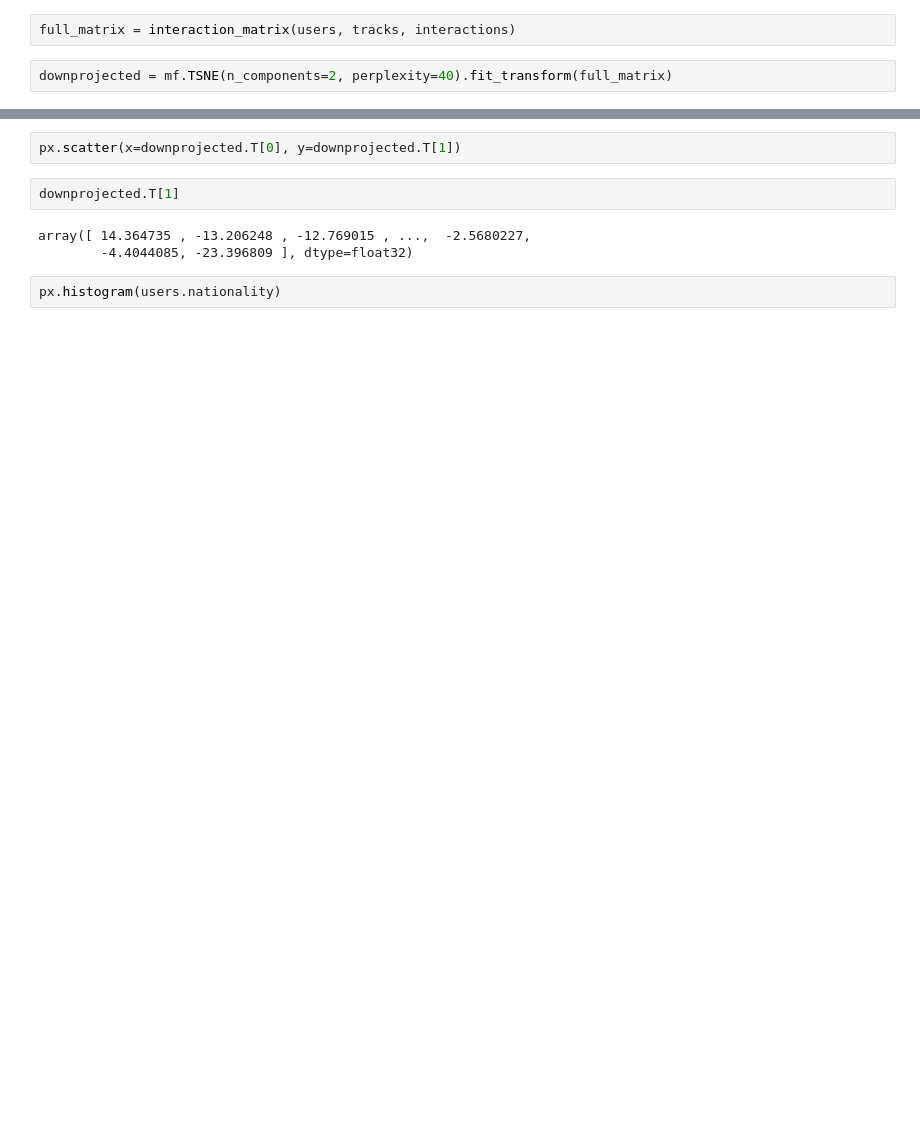
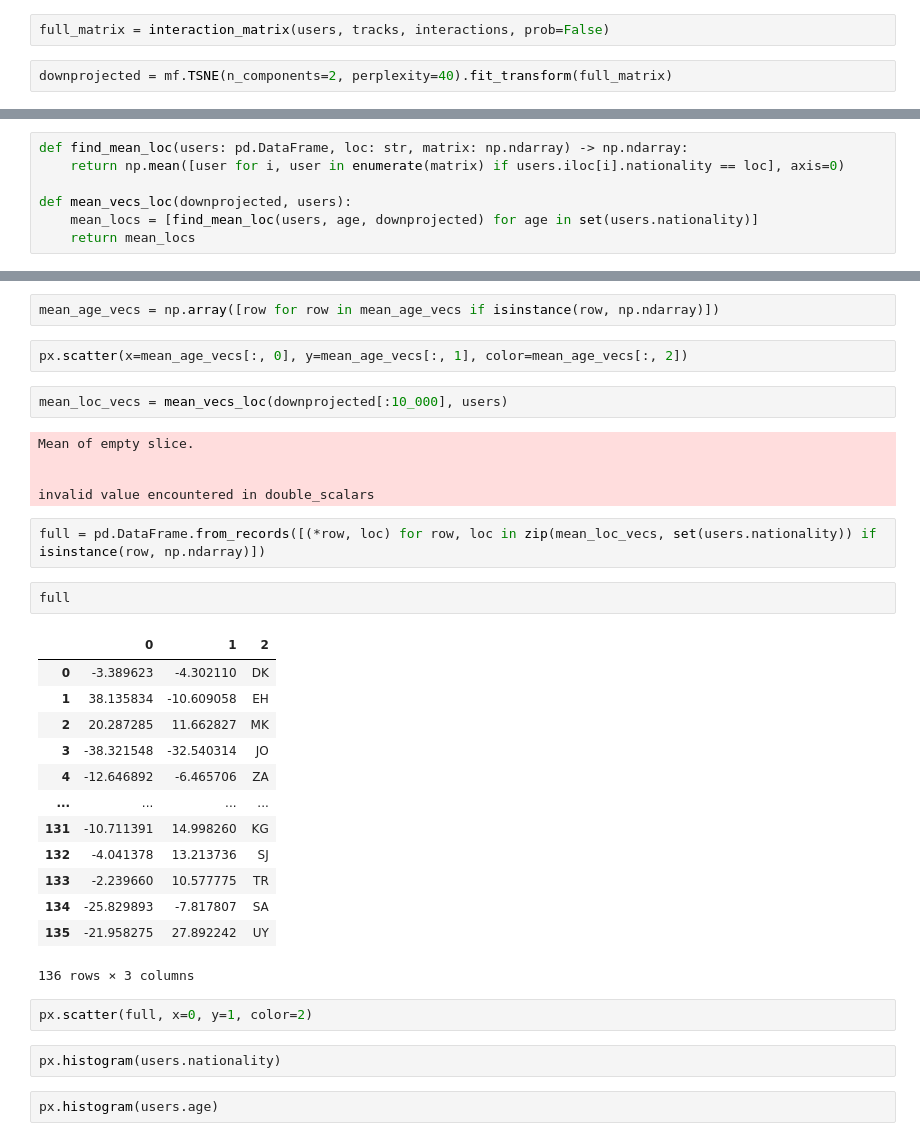
Before and after one commit to tmpr/lfugd-recommender, a Jupyter notebook: explore_data.ipynb, the cells around one changed output, grey strips where cells are left out. Saved outputs shown, nothing was run; the diff lists cells and outputs as text; blank space fills up the shorter version.

```diff
--- a/explore_data.ipynb
+++ b/explore_data.ipynb
@@ -11,4 +19,4 @@ targets, users, interactions, tracks = load_all_data()
 # %%
-full_matrix = interaction_matrix(users, tracks, interactions)
+full_matrix = interaction_matrix(users, tracks, interactions, prob=False)
 # %%
 downprojected = mf.TSNE(n_components=2, perplexity=40).fit_transform(full_matrix)
@@ -14,0 +30,7 @@ downprojected = mf.TSNE(n_components=2, perplexity=40).fit_transform(full_matrix
+# %%
+def find_mean_loc(users: pd.DataFrame, loc: str, matrix: np.ndarray) -> np.ndarray:
+    return np.mean([user for i, user in enumerate(matrix) if users.iloc[i].nationality == loc], axis=0)
+
+def mean_vecs_loc(downprojected, users):
+    mean_locs = [find_mean_loc(users, age, downprojected) for age in set(users.nationality)]
+    return mean_locs
@@ -15,9 +68,35 @@ downprojected = mf.TSNE(n_components=2, perplexity=40).fit_transform(full_matrix
+# %%
+mean_age_vecs = np.array([row for row in mean_age_vecs if isinstance(row, np.ndarray)])
+# %%
+px.scatter(x=mean_age_vecs[:, 0], y=mean_age_vecs[:, 1], color=mean_age_vecs[:, 2])
+# %%
+mean_loc_vecs = mean_vecs_loc(downprojected[:10_000], users)
+# %% [output]
+Mean of empty slice.
+
+
+invalid value encountered in double_scalars
+# %%
+full = pd.DataFrame.from_records([(*row, loc) for row, loc in zip(mean_loc_vecs, set(users.nationality)) if isinstance(row, np.ndarray)])
+# %%
+full
+# %% [output]
+|  | 0 | 1 | 2 |
+| 0 | -3.389623 | -4.302110 | DK |
+| 1 | 38.135834 | -10.609058 | EH |
+| 2 | 20.287285 | 11.662827 | MK |
+| 3 | -38.321548 | -32.540314 | JO |
+| 4 | -12.646892 | -6.465706 | ZA |
+| ... | ... | ... | ... |
+| 131 | -10.711391 | 14.998260 | KG |
+| 132 | -4.041378 | 13.213736 | SJ |
+| 133 | -2.239660 | 10.577775 | TR |
+| 134 | -25.829893 | -7.817807 | SA |
+| 135 | -21.958275 | 27.892242 | UY |
+136 rows × 3 columns
 # %%
-px.scatter(x=downprojected.T[0], y=downprojected.T[1])
+px.scatter(full, x=0, y=1, color=2)
-# %%
-downprojected.T[1]
-# %% [output]
-array([ 14.364735 , -13.206248 , -12.769015 , ...,  -2.5680227,
-        -4.4044085, -23.396809 ], dtype=float32)
 # %%
 px.histogram(users.nationality)
+# %%
+px.histogram(users.age)
```
Also changed, not shown: parts of 7 cells of this notebook, 6 other files.
